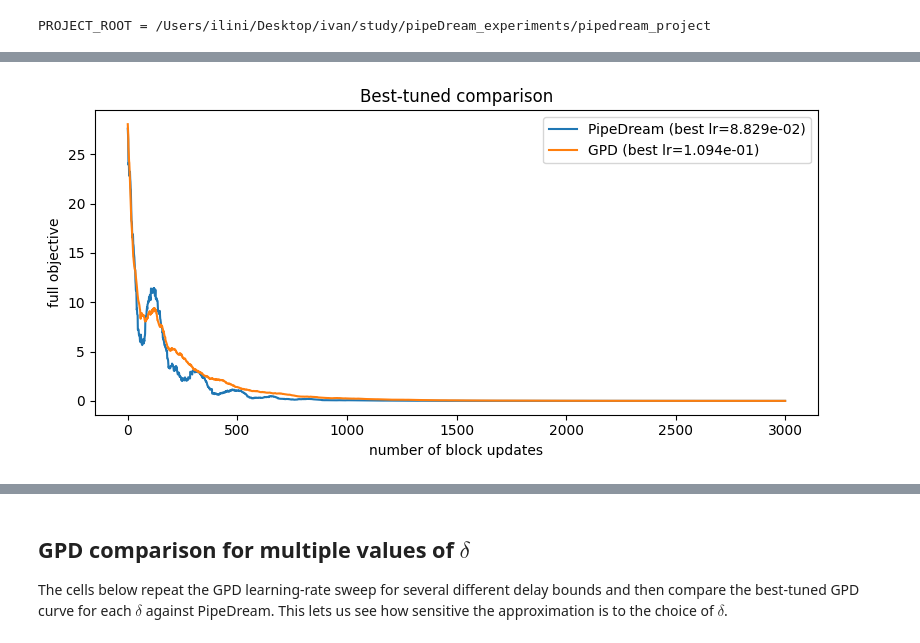
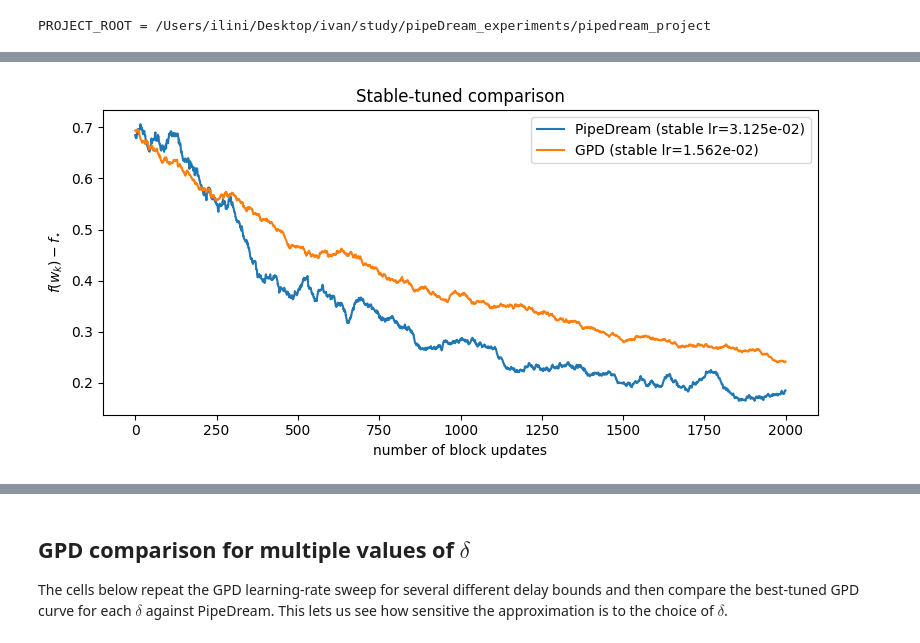
Before and after one commit to vectozavr/randomized-pipedream, a Jupyter notebook: notebooks/different_delta_quadratic_multiple_deltas.ipynb, the cells around one changed output, grey strips where cells are left out. Saved outputs shown, nothing was run; the diff lists cells and outputs as text; code cells hidden in the pictures.

```diff
--- a/notebooks/different_delta_quadratic_multiple_deltas.ipynb
+++ b/notebooks/different_delta_quadratic_multiple_deltas.ipynb
@@ -260,18 +386,15 @@ plt.show()
 # %%
-num_lr_points = 30
-gamma_grid = np.linspace(0.01 / L, 0.2 / L, num_lr_points)
+pd_gamma_grid = (2.0 ** np.arange(-12, -2))
 
 print("L =", L)
-print("gamma min =", gamma_grid[0])
-print("gamma max =", gamma_grid[-1])
+print("gamma min =", pd_gamma_grid[0])
+print("gamma max =", pd_gamma_grid[-1])
 print("1/L =", 1.0 / L)
-
-pd_lrs = gamma_grid.copy()
 
 pd_sweep = sweep_learning_rates(
     objective=objective,
     method_name="PipeDream",
-    learning_rates=pd_lrs,
+    learning_rates=pd_gamma_grid,
     method_factory_builder=lambda lr, seed: make_pd_method(
         lr=lr,
         timeline=timeline,
@@ -309,12 +432,10 @@ plot_lr_sweep_summary(
 # %%
-gamma_grid = np.linspace(0.01 / L, 0.8 / L, num_lr_points)
-
-gpd_lrs = gamma_grid.copy()
+gpd_gamma_grid = (2.0 ** np.arange(-8, 0))
 
 gpd_sweep = sweep_learning_rates(
     objective=objective,
     method_name="GPD",
-    learning_rates=gpd_lrs,
+    learning_rates=gpd_gamma_grid,
     method_factory_builder=lambda lr, seed: make_gpd_method(
         lr=lr,
         K_budget=K_budget,
@@ -324,7 +445,7 @@ gpd_sweep = sweep_learning_rates(
         seed=seed,
         name=f"GPD lr={lr:.6e}",
     ),
-    seeds=list(range(10)),
+    seeds=[0],
     K_budget=K_budget,
 )
 
@@ -349,26 +471,67 @@ plot_lr_sweep_summary(
 # %%
-best_pd_curve = pd_sweep["best_curve"]
-best_gpd_curve = gpd_sweep["best_curve"]
+stable_pd_lr, pd_lr_table = select_stable_learning_rate(
+    pd_sweep,
+    tail_frac=0.2,
+    relative_tol=0.05,
+    max_tail_cv=0.15,
+    max_up_fraction=0.45,
+    max_up_rel=0.05,
+    max_tv_ratio=5.0,
+    max_tail_log_slope=1e-4,
+    prefer="smaller",
+)
 
-T = min(len(best_pd_curve), len(best_gpd_curve))
+stable_gpd_lr, gpd_lr_table = select_stable_learning_rate(
+    gpd_sweep,
+    tail_frac=1,
+    relative_tol=0.05,
+    max_tail_cv=0.15,
+    max_up_fraction=0.45,
+    max_up_rel=0.05,
+    max_tv_ratio=5.0,
+    max_tail_log_slope=1e-4,
+    prefer="smaller",
+)
+
+selected_pd_curve = pd_sweep["results"][stable_pd_lr]["mean_curve"]
+selected_gpd_curve = gpd_sweep["results"][stable_gpd_lr]["mean_curve"]
+
+T = min(len(selected_pd_curve), len(selected_gpd_curve))
+
+print(f"PipeDream final-point best lr: {pd_sweep['best_lr']:.3e}")
+print(f"PipeDream stable selected lr: {stable_pd_lr:.3e}")
+print(f"GPD final-point best lr: {gpd_sweep['best_lr']:.3e}")
+print(f"GPD stable selected lr: {stable_gpd_lr:.3e}")
 
 plt.figure(figsize=(8, 4))
-plt.plot(best_pd_curve[:T], label=f"PipeDream (best lr={pd_sweep['best_lr']:.3e})")
-plt.plot(best_gpd_curve[:T], label=f"GPD (best lr={gpd_sweep['best_lr']:.3e})")
+plt.plot(
+    selected_pd_curve[:T],
+    label=f"PipeDream (stable lr={stable_pd_lr:.3e})",
+)
+plt.plot(
+    selected_gpd_curve[:T],
+    label=f"GPD (stable lr={stable_gpd_lr:.3e})",
+)
 plt.xlabel("number of block updates")
-plt.ylabel("full objective")
-plt.title("Best-tuned comparison")
+plt.ylabel(r"$f(w_k) - f_{\star}$")
+plt.title("Stable-tuned comparison")
 plt.legend()
 plt.tight_layout()
 plt.show()
 
 plt.figure(figsize=(8, 4))
 eps = 1e-16
-plt.semilogy(np.maximum(best_pd_curve[:T], eps), label=f"PipeDream (best lr={pd_sweep['best_lr']:.3e})")
-plt.semilogy(np.maximum(best_gpd_curve[:T], eps), label=f"GPD (best lr={gpd_sweep['best_lr']:.3e})")
+plt.semilogy(
+    np.maximum(selected_pd_curve[:T], eps),
+    label=f"PipeDream (stable lr={stable_pd_lr:.3e})",
+)
+plt.semilogy(
+    np.maximum(selected_gpd_curve[:T], eps),
+    label=f"GPD (stable lr={stable_gpd_lr:.3e})",
+)
 plt.xlabel("number of block updates")
-plt.ylabel("full objective (log scale)")
-plt.title("Best-tuned comparison")
+plt.ylabel(r"$f(w_k) - f_{\star}$")
+plt.title("Stable-tuned comparison")
 plt.legend()
 plt.tight_layout()
 plt.show()
@@ -376 +543 @@ plt.show()
-[figure, old version]
+[figure, new version]
```
Also changed, not shown: parts of 22 cells of this notebook, 14 other files.
